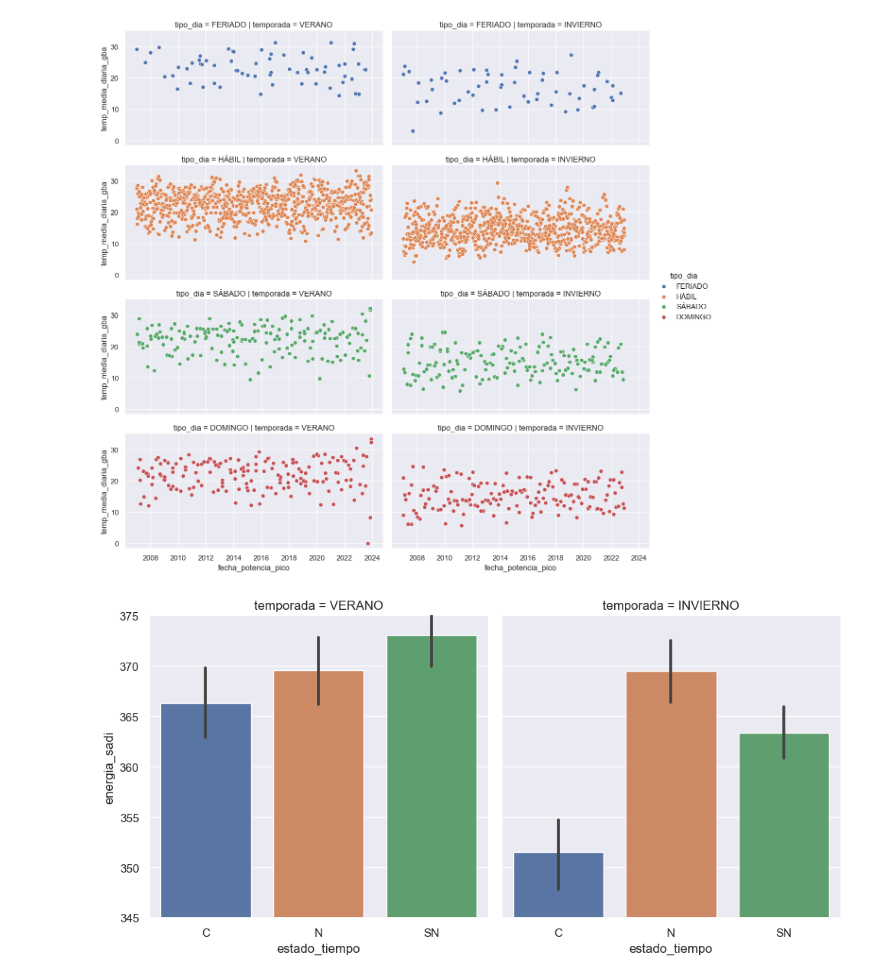
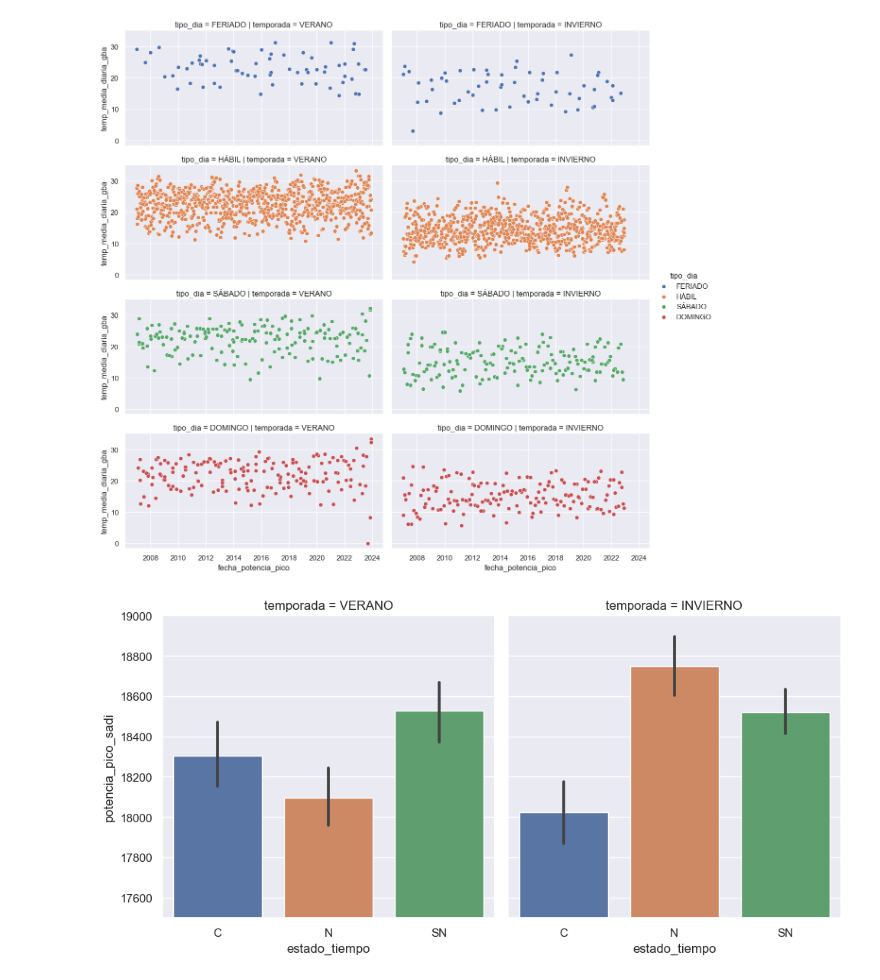
Before and after one commit to JaviCeRodriguez/Contar-Con-Datos-2023, a Jupyter notebook: eda/cammesa_maximos_historicos.ipynb, the cells around one changed output. Saved outputs shown, nothing was run; the diff lists cells and outputs as text; code cells hidden in the pictures.

Commit message:
add: bar graphs about historic peak values

```diff
--- a/eda/cammesa_maximos_historicos.ipynb
+++ b/eda/cammesa_maximos_historicos.ipynb
@@ -219,7 +219,7 @@ plt.show()
 # %% [output]
 [figure]
 # %%
-sns.catplot(data=df_maximos, kind="bar", col="temporada", x="estado_tiempo", y="energia_sadi")
-plt.ylim(345, 375);
+sns.catplot(data=df_maximos, kind="bar", col="temporada", x="estado_tiempo", y="potencia_pico_sadi")
+plt.ylim(17500, 19000);
 # %% [output]
-[figure, old version]
+[figure, new version]
```
